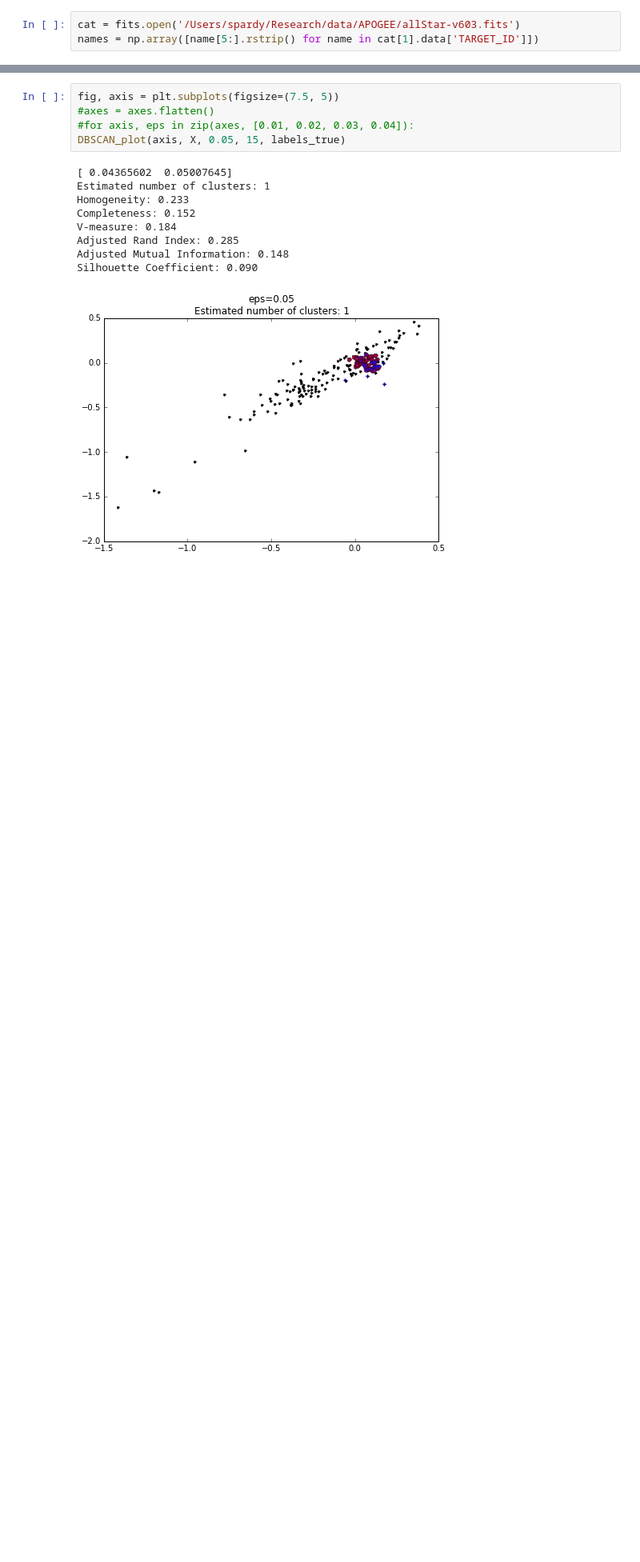
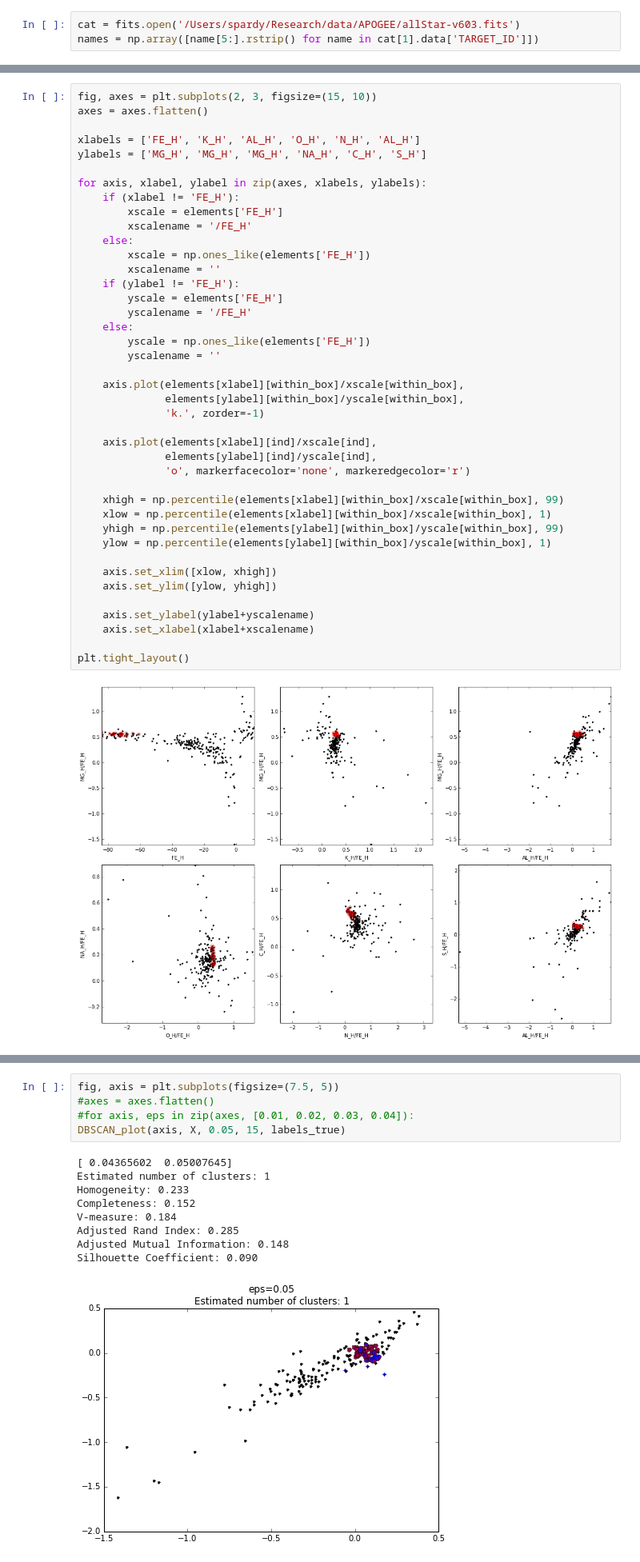
Before and after one commit to stephenpardy/PythonNotebooks, a Jupyter notebook: APOGEE_Clusters.ipynb, the cells around one changed output, grey strips where cells are left out. Shown: that part at 80% size. Cells and saved outputs as stored; diff of their text form; blank space fills up the shorter version.

```diff
--- a/APOGEE_Clusters.ipynb
+++ b/APOGEE_Clusters.ipynb
@@ -121,0 +149,43 @@ print np.std(cat[1].data['C_H'][ind])
+# %%
+fig, axes = plt.subplots(2, 3, figsize=(15, 10))
+axes = axes.flatten()
+
+xlabels = ['FE_H', 'K_H', 'AL_H', 'O_H', 'N_H', 'AL_H']
+ylabels = ['MG_H', 'MG_H', 'MG_H', 'NA_H', 'C_H', 'S_H']
+
+for axis, xlabel, ylabel in zip(axes, xlabels, ylabels):
+    if (xlabel != 'FE_H'):
+        xscale = elements['FE_H']
+        xscalename = '/FE_H'
+    else:
+        xscale = np.ones_like(elements['FE_H'])
+        xscalename = ''
+    if (ylabel != 'FE_H'):
+        yscale = elements['FE_H']
+        yscalename = '/FE_H'
+    else:
+        yscale = np.ones_like(elements['FE_H'])
+        yscalename = ''
+
+    axis.plot(elements[xlabel][within_box]/xscale[within_box],
+              elements[ylabel][within_box]/yscale[within_box],
+              'k.', zorder=-1)
+
+    axis.plot(elements[xlabel][ind]/xscale[ind],
+              elements[ylabel][ind]/yscale[ind],
+              'o', markerfacecolor='none', markeredgecolor='r')
+
+    xhigh = np.percentile(elements[xlabel][within_box]/xscale[within_box], 99)
+    xlow = np.percentile(elements[xlabel][within_box]/xscale[within_box], 1)
+    yhigh = np.percentile(elements[ylabel][within_box]/yscale[within_box], 99)
+    ylow = np.percentile(elements[ylabel][within_box]/yscale[within_box], 1)
+
+    axis.set_xlim([xlow, xhigh])
+    axis.set_ylim([ylow, yhigh])
+
+    axis.set_ylabel(ylabel+yscalename)
+    axis.set_xlabel(xlabel+xscalename)
+
+plt.tight_layout()
+# %% [output]
+[figure, added]
```
Also changed, not shown: parts of 26 cells of this notebook, 1 other file.
